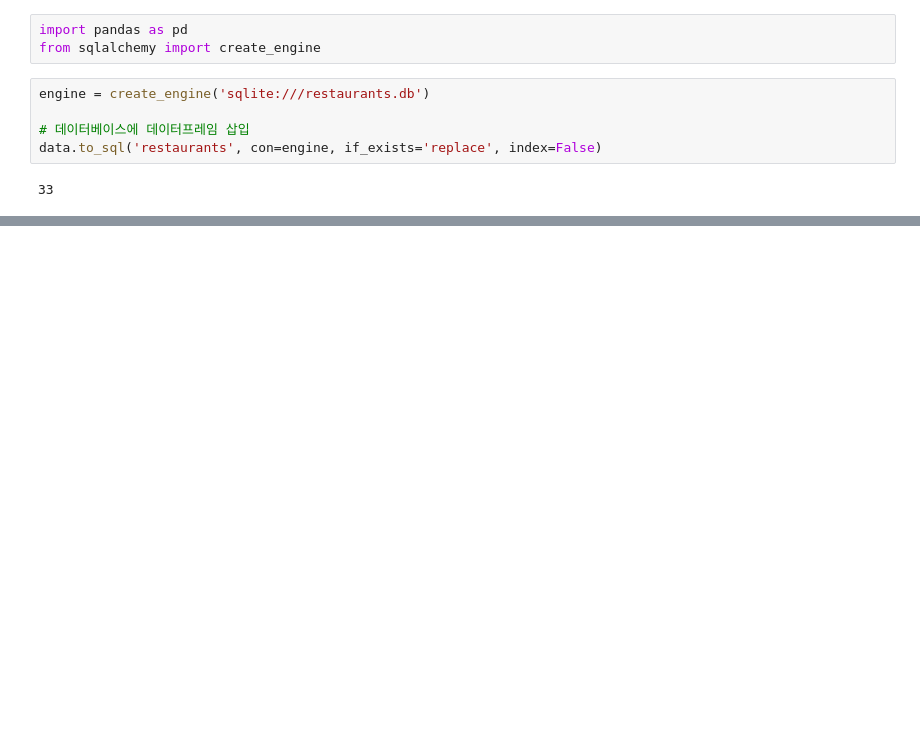
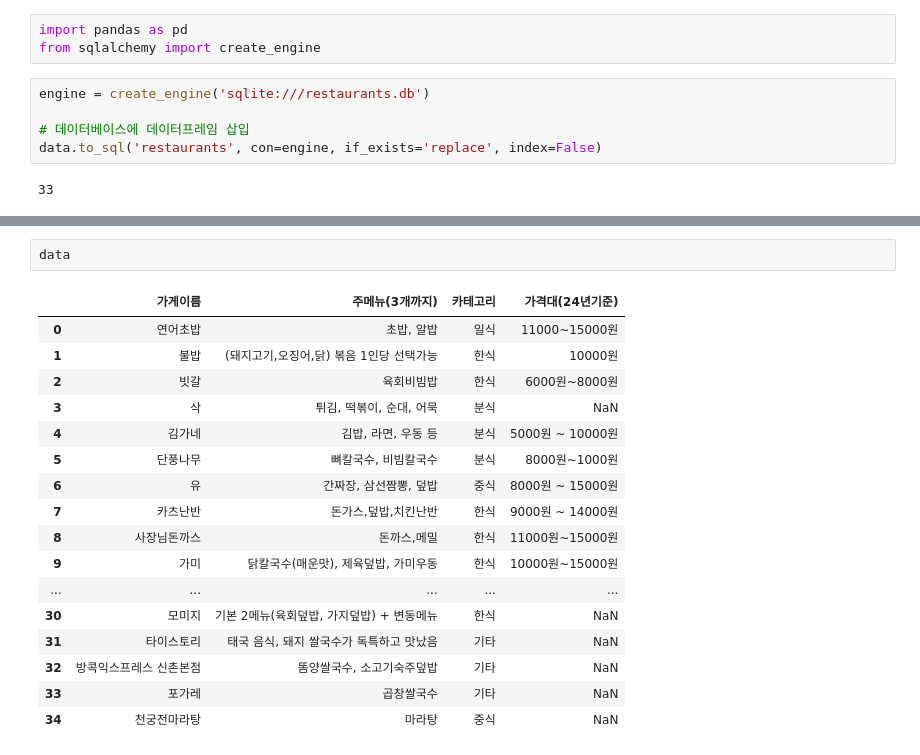
Before and after one commit to liveleisurely/WHATISLUNCH, a Jupyter notebook: address.ipynb, the cells around one changed output, grey strips where cells are left out. Cells and saved outputs as stored; diff of their text form; blank space fills up the shorter version.

```diff
--- a/address.ipynb
+++ b/address.ipynb
@@ -259,0 +317,20 @@ See the caveats in the documentation: https://pandas.pydata.org/pandas-docs/stab
+# %%
+data
+# %% [output]
+|  | 가게이름 | 주메뉴(3개까지) | 카테고리 | 가격대(24년기준) |
+| 0 | 연어초밥 | 초밥, 알밥 | 일식 | 11000~15000원 |
+| 1 | 불밥 | (돼지고기,오징어,닭) 볶음 1인당 선택가능 | 한식 | 10000원 |
+| 2 | 빗갈 | 육회비빔밥 | 한식 | 6000원~8000원 |
+| 3 | 삭 | 튀김, 떡볶이, 순대, 어묵 | 분식 | NaN |
+| 4 | 김가네 | 김밥, 라면, 우동 등 | 분식 | 5000원 ~ 10000원 |
+| 5 | 단풍나무 | 뼈칼국수, 비빔칼국수 | 분식 | 8000원~1000원 |
+| 6 | 유 | 간짜장, 삼선짬뽕, 덮밥 | 중식 | 8000원 ~ 15000원 |
+| 7 | 카츠난반 | 돈가스,덮밥,치킨난반 | 한식 | 9000원 ~ 14000원 |
+| 8 | 사장님돈까스 | 돈까스,메밀 | 한식 | 11000원~15000원 |
+| 9 | 가미 | 닭칼국수(매운맛), 제육덮밥, 가미우동 | 한식 | 10000원~15000원 |
+| ... | ... | ... | ... | ... |
+| 30 | 모미지 | 기본 2메뉴(육회덮밥, 가지덮밥) + 변동메뉴 | 한식 | NaN |
+| 31 | 타이스토리 | 태국 음식, 돼지 쌀국수가 독특하고 맛났음 | 기타 | NaN |
+| 32 | 방콕익스프레스 신촌본점 | 똠양쌀국수, 소고기숙주덮밥 | 기타 | NaN |
+| 33 | 포가레 | 곱창쌀국수 | 기타 | NaN |
+| 34 | 천궁전마라탕 | 마라탕 | 중식 | NaN |
```
Also changed, not shown: parts of 17 cells of this notebook, 10 other files.
